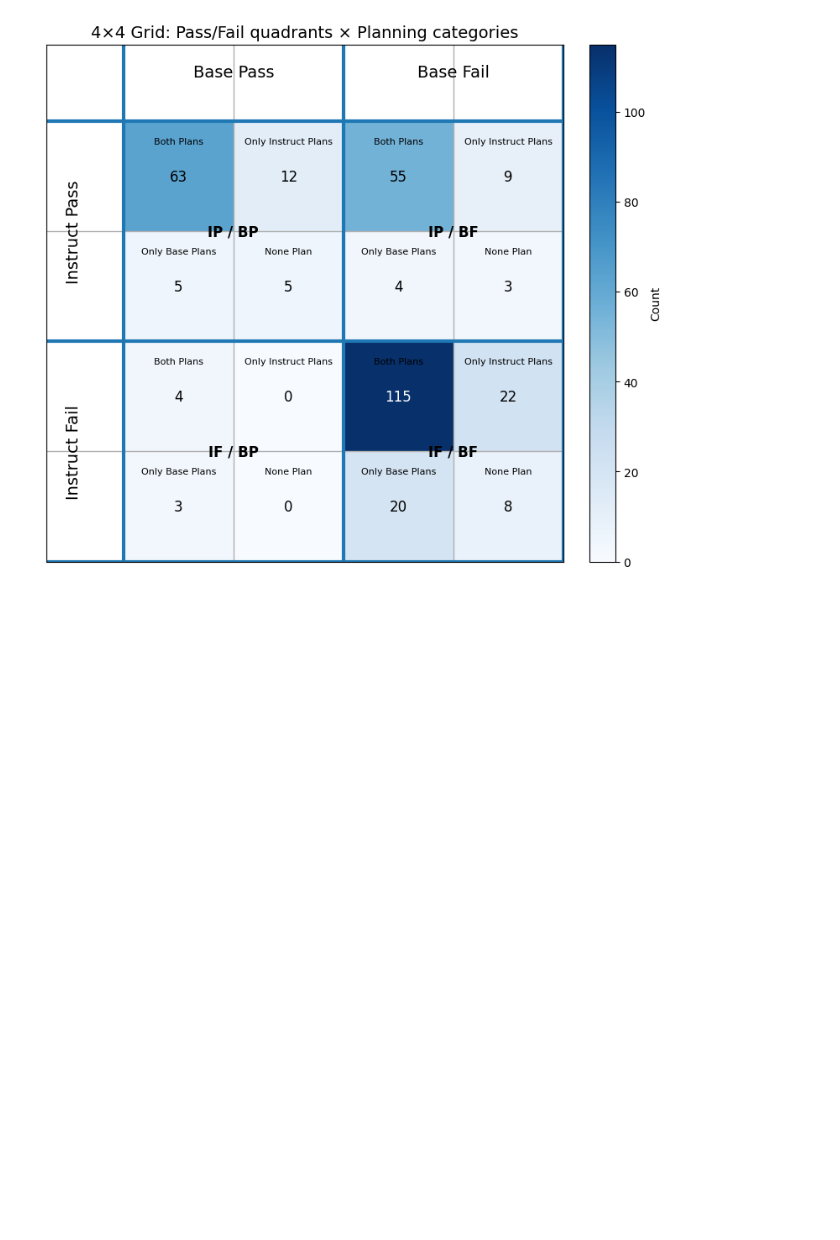
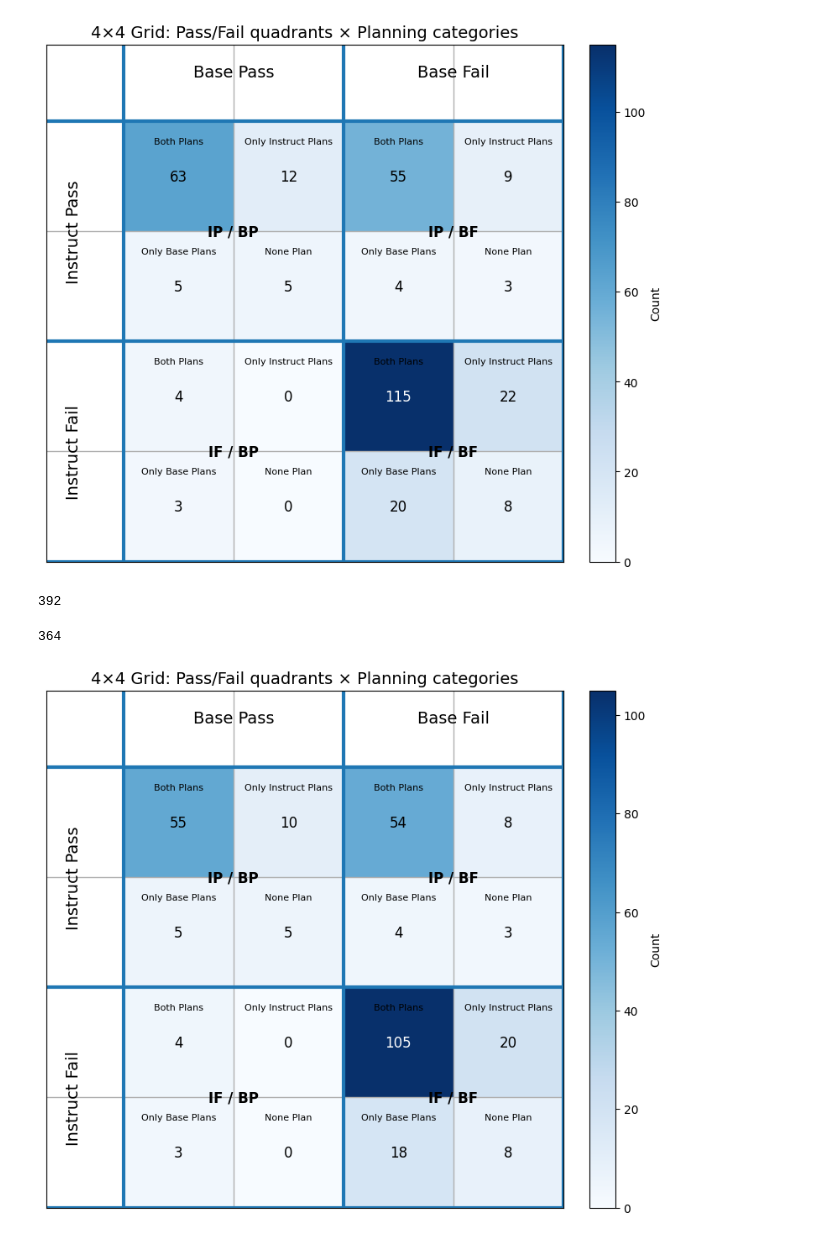
Before and after one commit to ambitious-mechinterp/plan_trace, a Jupyter notebook: notebooks/scale_exp_post_process_V2.ipynb, the cells around one changed output. Cells and saved outputs as stored; diff of their text form; code cells hidden in the pictures; blank space fills up the shorter version.

Commit message:
latest changes and more grids for viz

```diff
--- a/notebooks/scale_exp_post_process_V2.ipynb
+++ b/notebooks/scale_exp_post_process_V2.ipynb
@@ -83,8 +85,12 @@ def dump_json(filename, my_dict):
         json.dump(my_dict, f, indent=4)  # indent=4 makes it pretty-printed
 
 def load_json(file):
-    with open(file, "r") as f:
-        return json.load(f)
+    try:
+        with open(file, "r") as f:
+            return json.load(f)
+    except Exception as e:
+        print(f"Exception when loading file {file}")
+        raise e
 # %%
 import os
 
@@ -527,3 +534,18 @@ ax = plot_4x4_plan_grid(data, with_e = True)
 plt.show()
 # %% [output]
 [figure]
+# %%
+len(data)
+# %% [output]
+392
+# %%
+only_diff_data = [d for d in data if "position_info" in d.keys()]
+# %%
+len(only_diff_data)
+# %% [output]
+364
+# %%
+ax = plot_4x4_plan_grid(only_diff_data, with_e = True)
+plt.show()
+# %% [output]
+[figure, added]
```
Also changed, not shown: parts of 7 cells of this notebook, 2 other files.
